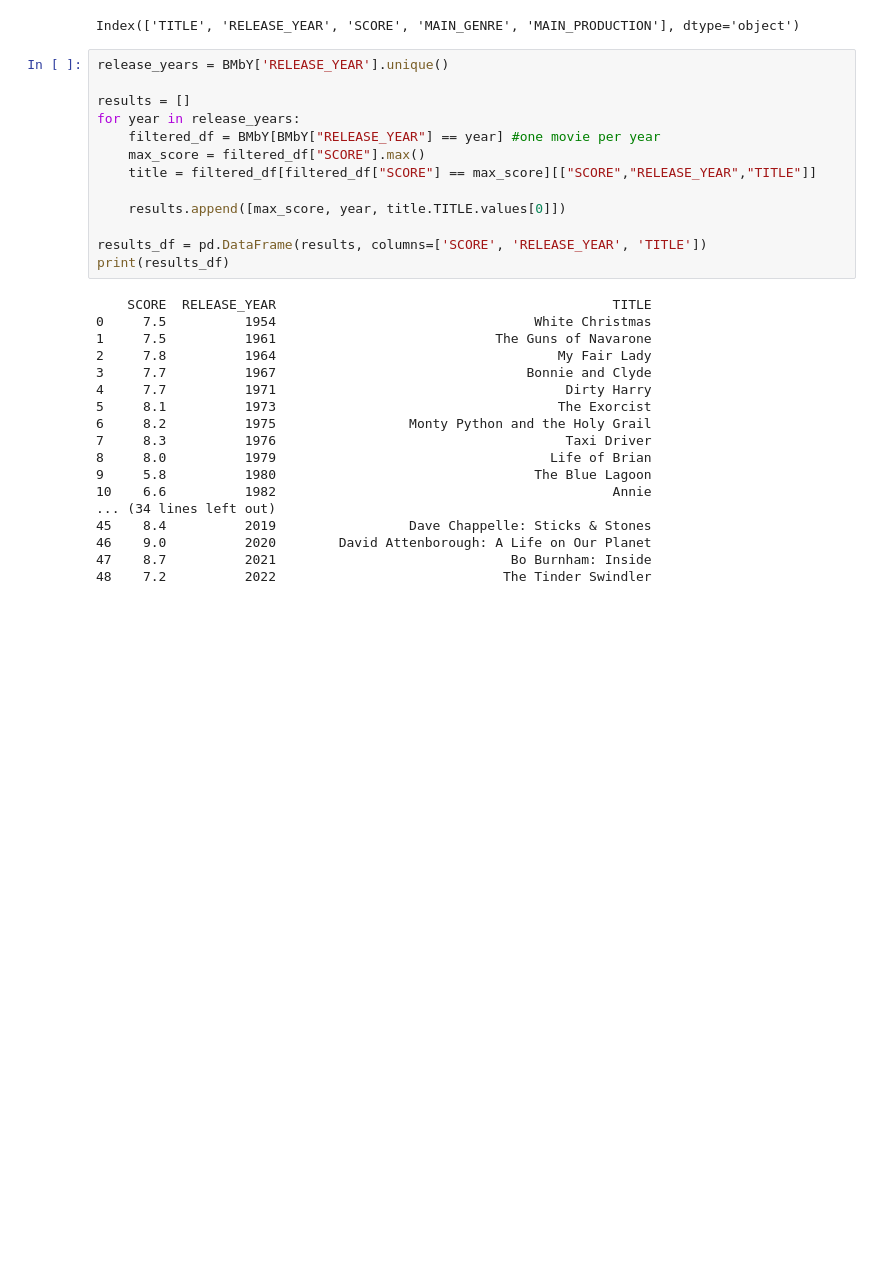
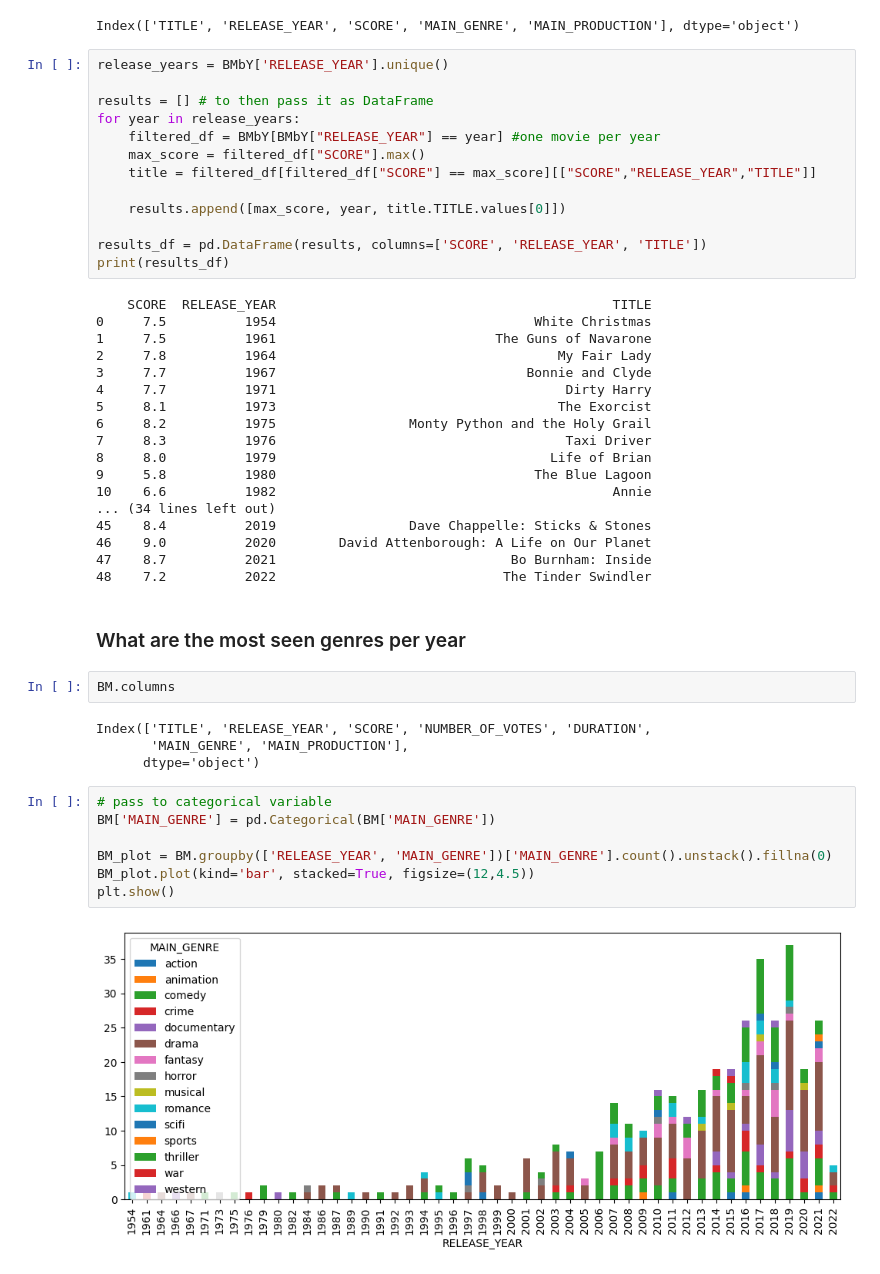
Before and after one commit to ortizfram/Netflix-Top-Rated-Movies-and-TV-Shows, a Jupyter notebook: Netflix Top Rated.ipynb, the cells around one changed output. Saved outputs shown, nothing was run; the diff lists cells and outputs as text; blank space fills up the shorter version.

Commit message:
plot most seen genres per year

```diff
--- a/Netflix Top Rated.ipynb
+++ b/Netflix Top Rated.ipynb
@@ -113,7 +113,7 @@ Index(['TITLE', 'RELEASE_YEAR', 'SCORE', 'MAIN_GENRE', 'MAIN_PRODUCTION'], dtype
 # %%
 release_years = BMbY['RELEASE_YEAR'].unique()
 
-results = []
+results = [] # to then pass it as DataFrame
 for year in release_years:
     filtered_df = BMbY[BMbY["RELEASE_YEAR"] == year] #one movie per year
     max_score = filtered_df["SCORE"].max()
@@ -141,3 +141,20 @@ print(results_df)
 46    9.0          2020        David Attenborough: A Life on Our Planet
 47    8.7          2021                              Bo Burnham: Inside
 48    7.2          2022                             The Tinder Swindler
+# %% [markdown]
+### What are the most seen genres per year
+# %%
+BM.columns
+# %% [output]
+Index(['TITLE', 'RELEASE_YEAR', 'SCORE', 'NUMBER_OF_VOTES', 'DURATION',
+       'MAIN_GENRE', 'MAIN_PRODUCTION'],
+      dtype='object')
+# %%
+# pass to categorical variable
+BM['MAIN_GENRE'] = pd.Categorical(BM['MAIN_GENRE'])
+
+BM_plot = BM.groupby(['RELEASE_YEAR', 'MAIN_GENRE'])['MAIN_GENRE'].count().unstack().fillna(0)
+BM_plot.plot(kind='bar', stacked=True, figsize=(12,4.5))
+plt.show()
+# %% [output]
+[figure, added]
```
Also changed, not shown: parts of 1 cell of this notebook.
